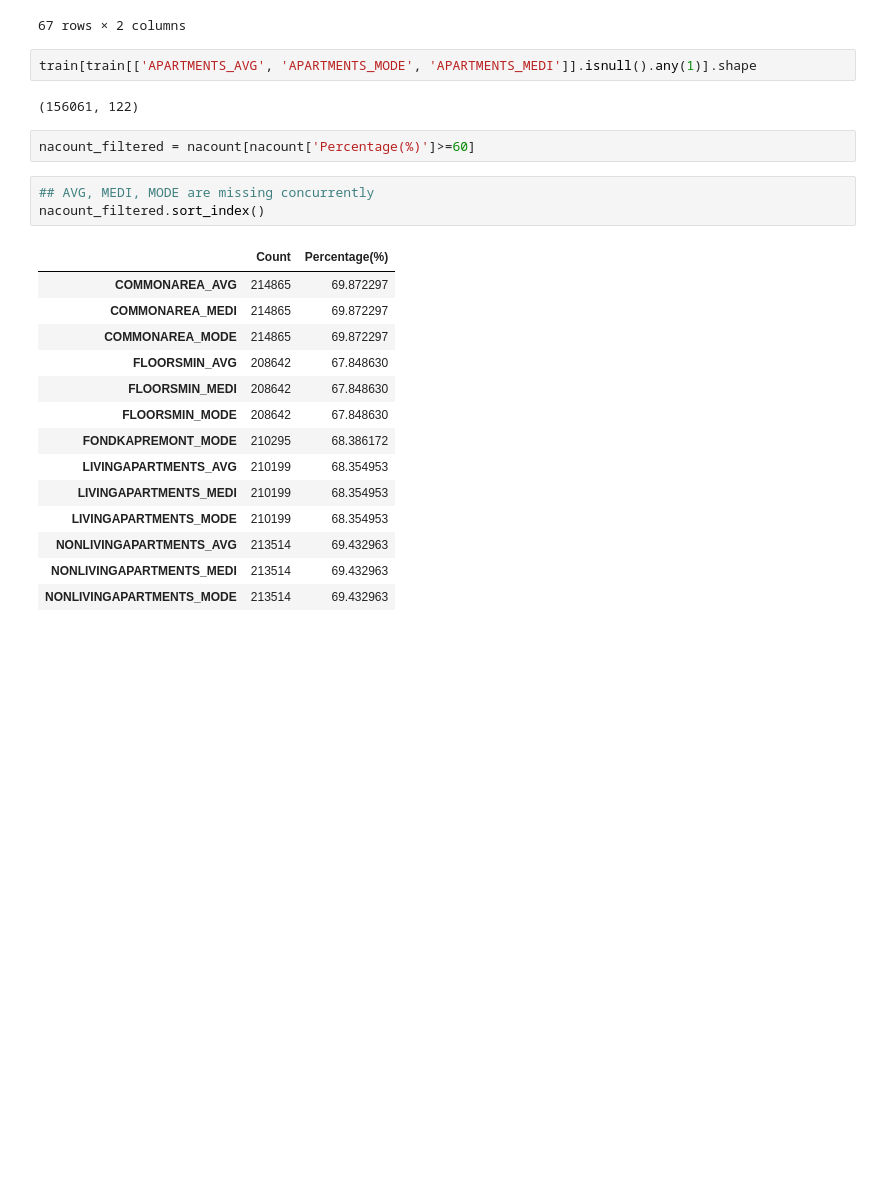
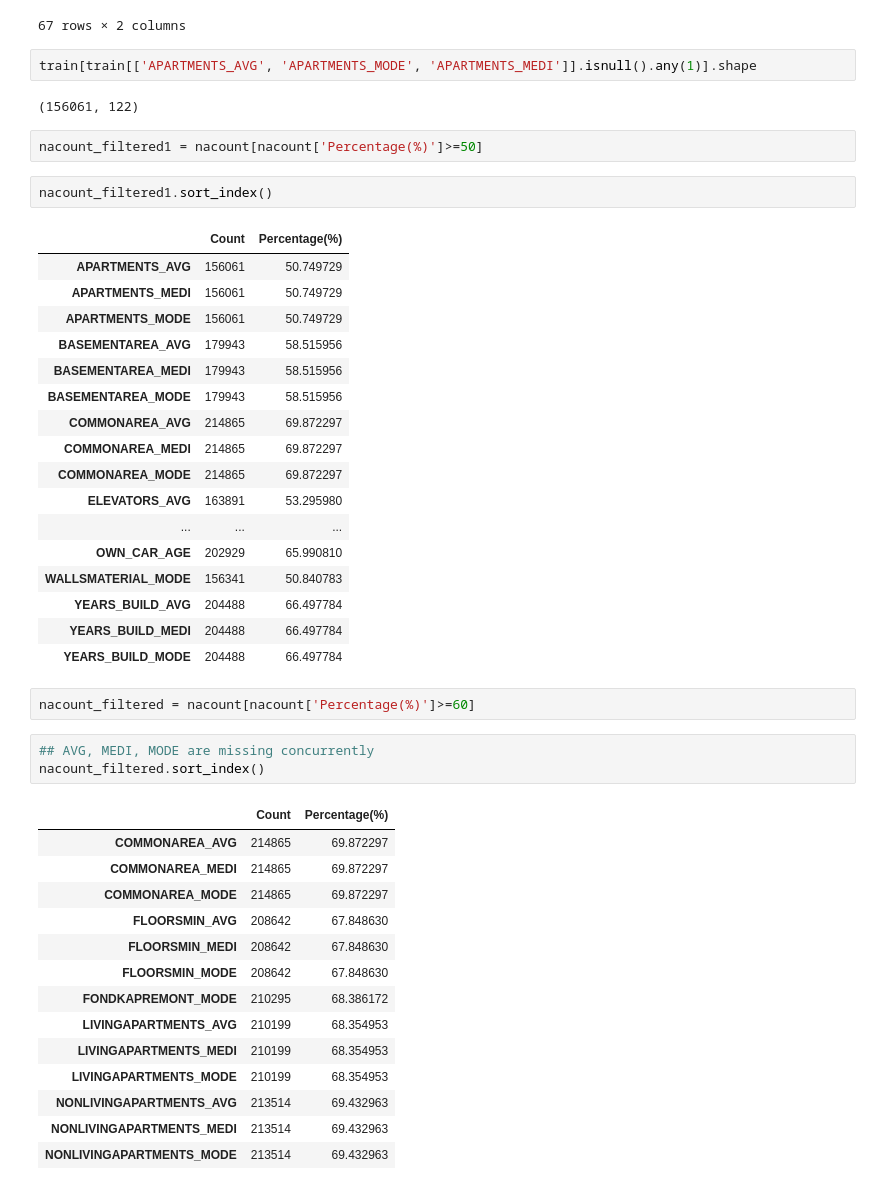
Before and after one commit to cy1355nz/DSGA3001-FinalProject, a Jupyter notebook: leo/draft.ipynb, the cells around one changed output. Saved outputs shown, nothing was run; the diff lists cells and outputs as text; blank space fills up the shorter version.

```diff
--- a/leo/draft.ipynb
+++ b/leo/draft.ipynb
@@ -102,6 +107,28 @@ nacount.sort_index()
 train[train[['APARTMENTS_AVG', 'APARTMENTS_MODE', 'APARTMENTS_MEDI']].isnull().any(1)].shape
 # %% [output]
 (156061, 122)
+# %%
+nacount_filtered1 = nacount[nacount['Percentage(%)']>=50]
+# %%
+nacount_filtered1.sort_index()
+# %% [output]
+|  | Count | Percentage(%) |
+| APARTMENTS_AVG | 156061 | 50.749729 |
+| APARTMENTS_MEDI | 156061 | 50.749729 |
+| APARTMENTS_MODE | 156061 | 50.749729 |
+| BASEMENTAREA_AVG | 179943 | 58.515956 |
+| BASEMENTAREA_MEDI | 179943 | 58.515956 |
+| BASEMENTAREA_MODE | 179943 | 58.515956 |
+| COMMONAREA_AVG | 214865 | 69.872297 |
+| COMMONAREA_MEDI | 214865 | 69.872297 |
+| COMMONAREA_MODE | 214865 | 69.872297 |
+| ELEVATORS_AVG | 163891 | 53.295980 |
+| ... | ... | ... |
+| OWN_CAR_AGE | 202929 | 65.990810 |
+| WALLSMATERIAL_MODE | 156341 | 50.840783 |
+| YEARS_BUILD_AVG | 204488 | 66.497784 |
+| YEARS_BUILD_MEDI | 204488 | 66.497784 |
+| YEARS_BUILD_MODE | 204488 | 66.497784 |
 # %%
 nacount_filtered = nacount[nacount['Percentage(%)']>=60]
 # %%
```
Also changed, not shown: parts of 1 cell of this notebook.
